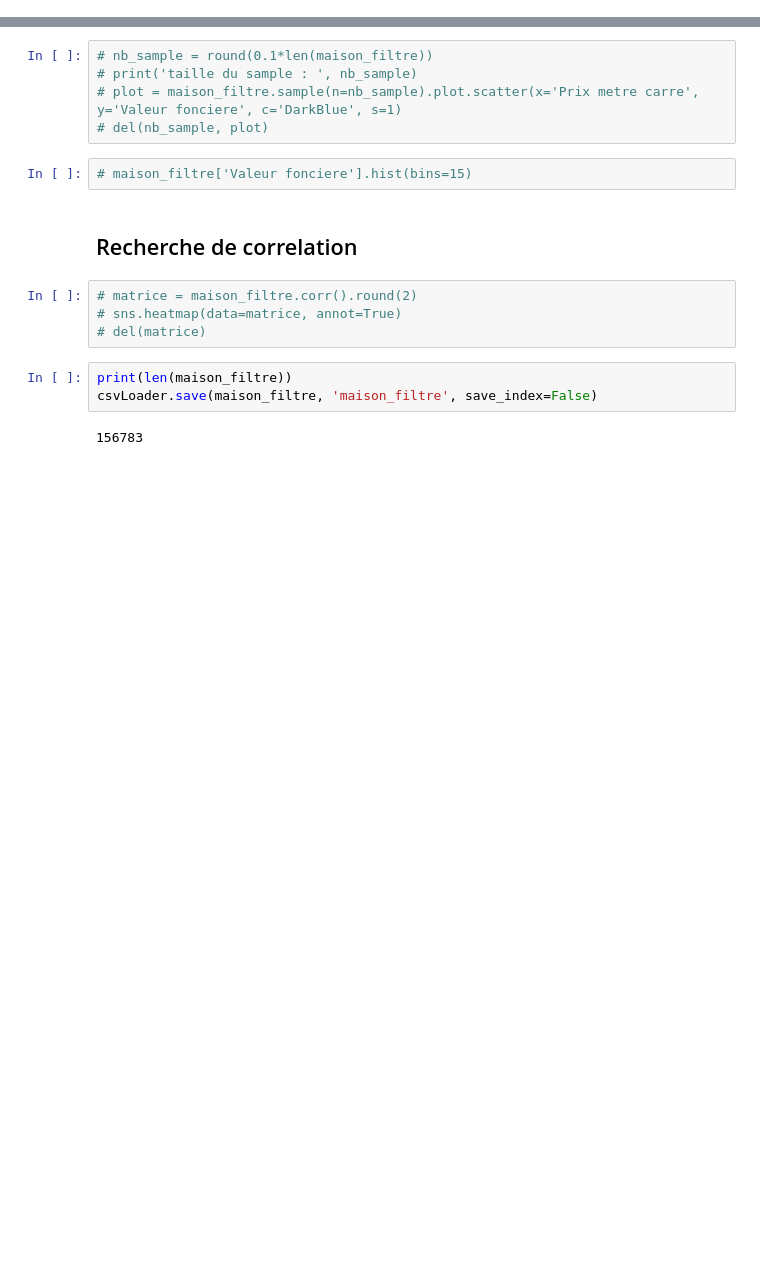
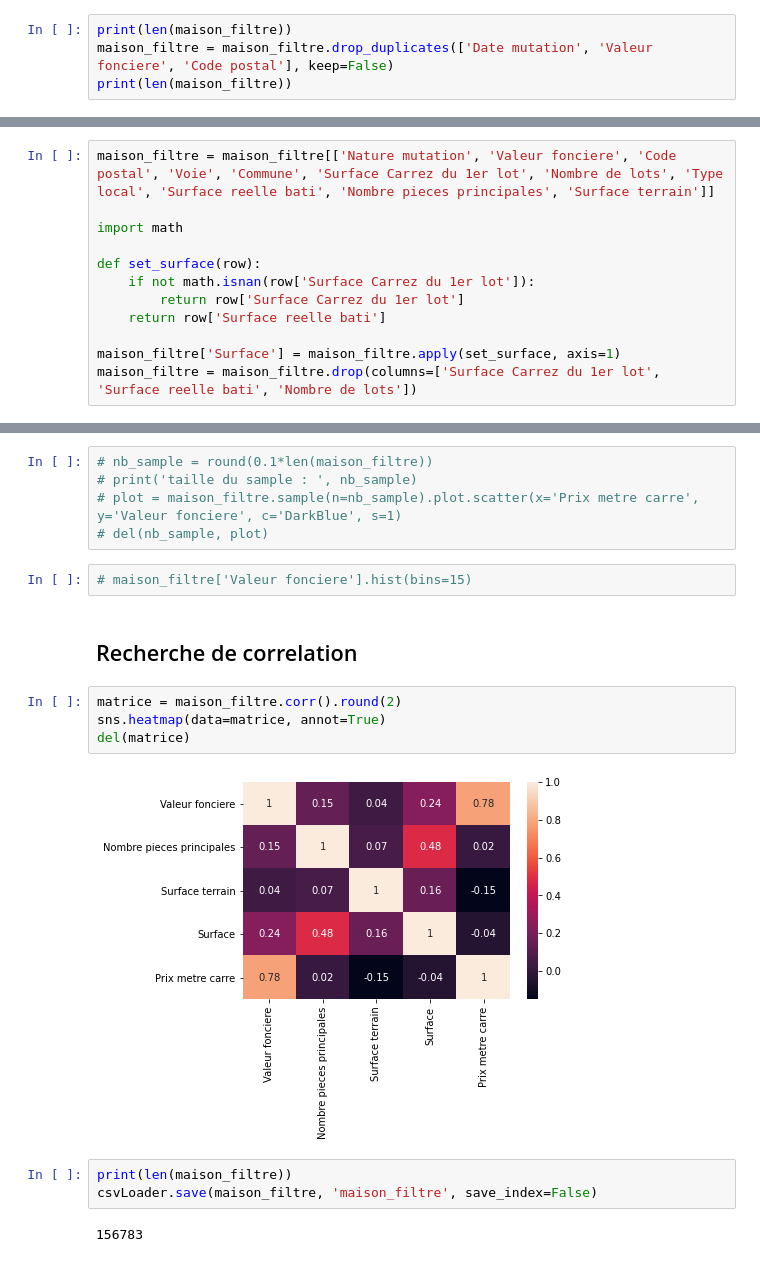
Before and after one commit to Nicolas-Malgat/Immothep, a Jupyter notebook: maison.ipynb, the cells around one changed output, grey strips where cells are left out. Drawn from its saved outputs; the diff is of its cells as text; blank space fills up the shorter version.

```diff
--- a/maison.ipynb
+++ b/maison.ipynb
@@ -64,3 +61,7 @@ Vente en l'état futur d'achèvement     2.006223e+06
 489535
 # %% [markdown]
 ## Observation sur les ventes groupées/dupliquées
+# %%
+print(len(maison_filtre))
+maison_filtre = maison_filtre.drop_duplicates(['Date mutation', 'Valeur fonciere', 'Code postal'], keep=False)
+print(len(maison_filtre))
@@ -86,2 +92,14 @@ del(nb_pieces, df, piece)
 # %% [markdown]
 ## Filtre sur les colonnes inutiles et concatenation des colonnes 'Surface Carrez' et 'Surface reelle'
+# %%
+maison_filtre = maison_filtre[['Nature mutation', 'Valeur fonciere', 'Code postal', 'Voie', 'Commune', 'Surface Carrez du 1er lot', 'Nombre de lots', 'Type local', 'Surface reelle bati', 'Nombre pieces principales', 'Surface terrain']]
+
+import math
+
+def set_surface(row):
+    if not math.isnan(row['Surface Carrez du 1er lot']):
+        return row['Surface Carrez du 1er lot']
+    return row['Surface reelle bati']
+
+maison_filtre['Surface'] = maison_filtre.apply(set_surface, axis=1)
+maison_filtre = maison_filtre.drop(columns=['Surface Carrez du 1er lot', 'Surface reelle bati', 'Nombre de lots'])
@@ -175,9 +197,11 @@ maison_filtre = maison_filtre.drop(columns=['Code postal'])
 # %% [markdown]
 ## Recherche de correlation
 # %%
-# matrice = maison_filtre.corr().round(2)
-# sns.heatmap(data=matrice, annot=True)
-# del(matrice)
+matrice = maison_filtre.corr().round(2)
+sns.heatmap(data=matrice, annot=True)
+del(matrice)
+# %% [output]
+[figure, added]
 # %%
 print(len(maison_filtre))
 csvLoader.save(maison_filtre, 'maison_filtre', save_index=False)
```
Also changed, not shown: parts of 8 cells of this notebook, 1 other file.
